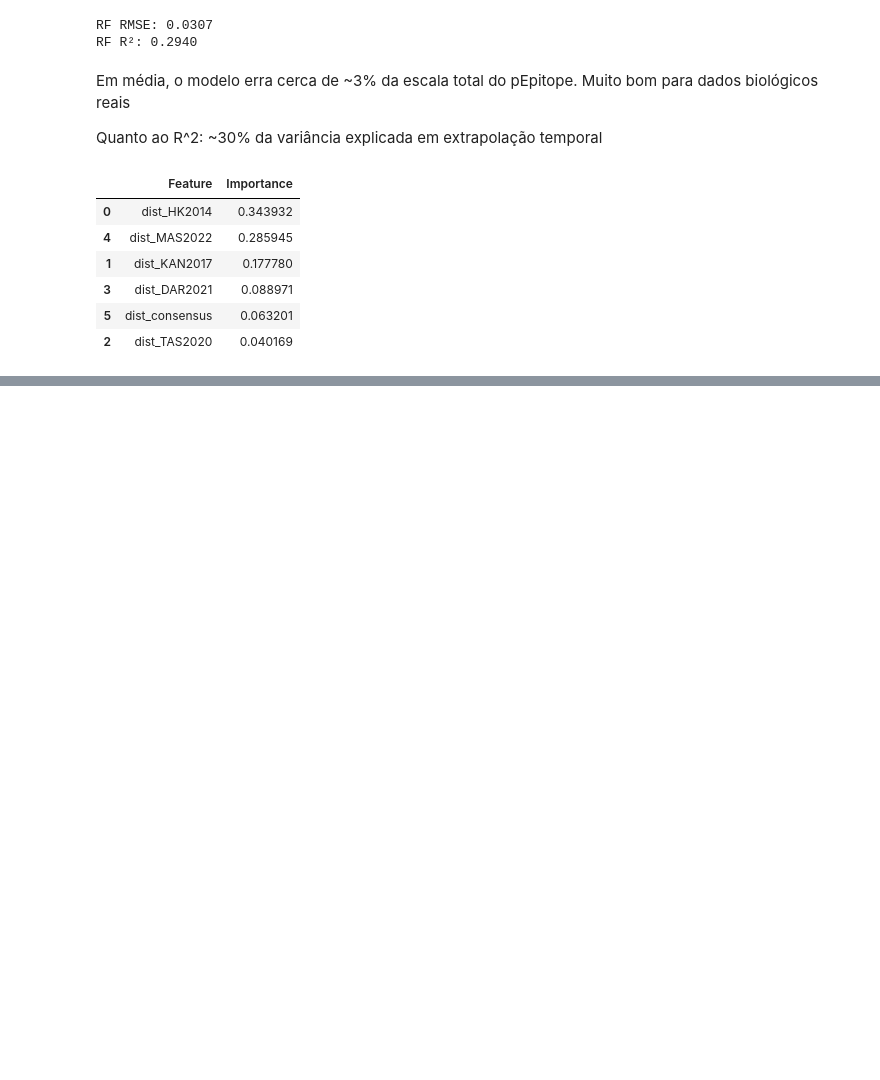
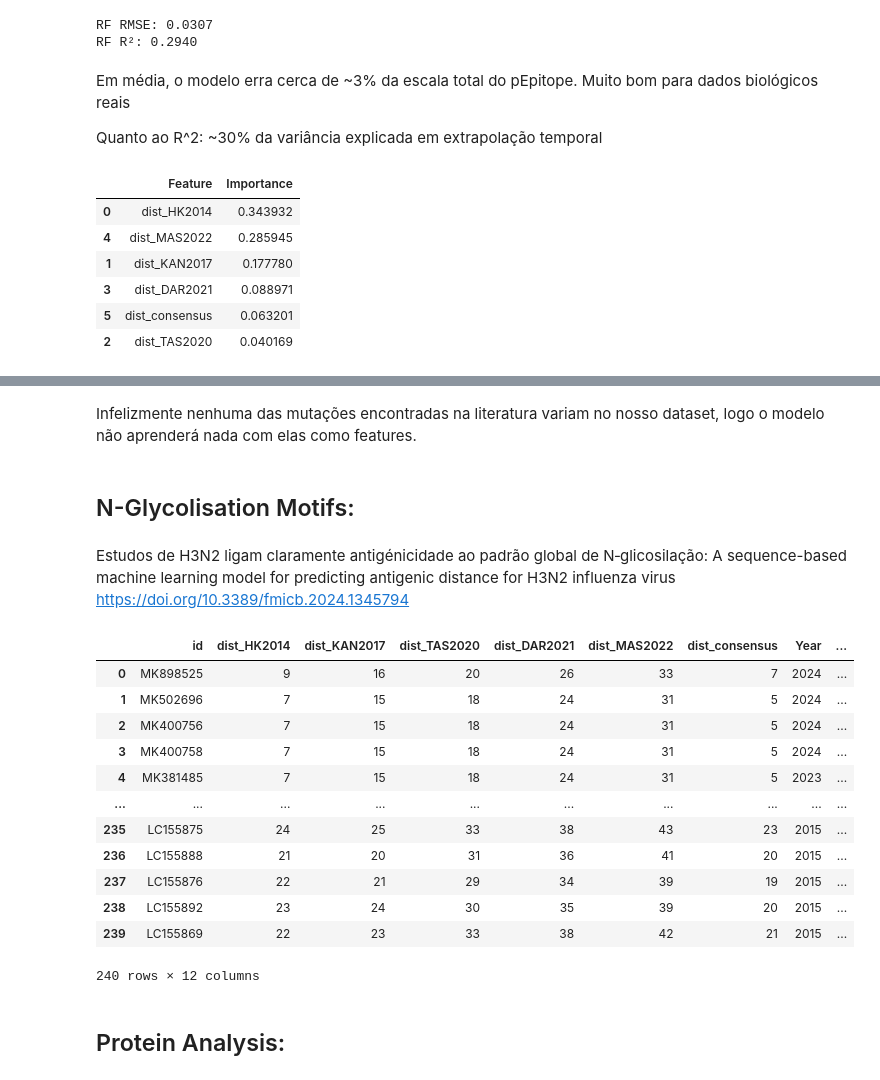
Before and after one commit to samildo/Inteligent-Systems-for-Bioinformtics-25-26, a Jupyter notebook: ML/ML_notebook.ipynb, the cells around one changed output, grey strips where cells are left out. Drawn from its saved outputs; the diff is of its cells as text; code cells hidden in the pictures; blank space fills up the shorter version.

```diff
--- a/ML/ML_notebook.ipynb
+++ b/ML/ML_notebook.ipynb
@@ -401,0 +520,7 @@ Melhorar modelo, mais features, mudar parametros, mudar o split ????
+# %% [markdown]
+Infelizmente nenhuma das mutações encontradas na literatura variam no nosso dataset, logo o modelo não aprenderá nada com elas como features.
+# %% [markdown]
+## N-Glycolisation Motifs:
+# %% [markdown]
+Estudos de H3N2 ligam claramente antigénicidade ao padrão global de N‑glicosilação:
+A sequence-based machine learning model for predicting antigenic distance for H3N2 influenza virus https://doi.org/10.3389/fmicb.2024.1345794
@@ -401,0 +551,42 @@ Melhorar modelo, mais features, mudar parametros, mudar o split ????
+# %%
+glycolisations=[]
+for amostra in amostras:
+    accession=amostra.id.split('.')[0]
+    seq=amostra.seq
+    Decimal_Date= metadados.loc[metadados['Accession'] == accession, 'Decimal_Date'].iloc[0]
+    vaccine_id= get_vaccine(Decimal_Date)
+    vaccine_seq=dict_vacinas[vaccine_id]
+    common, loss, gain= compare_glycosylation(seq, vaccine_seq)
+    glycolisations.append({
+        "id": accession,
+        "glyco_common": common,
+        "glyco_loss": loss,
+        "glyco_gain": gain
+    })
+
+
+glyco_df = pd.DataFrame(glycolisations)
+
+dataset_ml = dataset_ml.merge(
+    glyco_df,
+    on="id",
+    how="left"
+)
+
+dataset_ml
+# %% [output]
+|  | id | dist_HK2014 | dist_KAN2017 | dist_TAS2020 | dist_DAR2021 | dist_MAS2022 | dist_consensus | Year | ... |
+| 0 | MK898525 | 9 | 16 | 20 | 26 | 33 | 7 | 2024 | ... |
+| 1 | MK502696 | 7 | 15 | 18 | 24 | 31 | 5 | 2024 | ... |
+| 2 | MK400756 | 7 | 15 | 18 | 24 | 31 | 5 | 2024 | ... |
+| 3 | MK400758 | 7 | 15 | 18 | 24 | 31 | 5 | 2024 | ... |
+| 4 | MK381485 | 7 | 15 | 18 | 24 | 31 | 5 | 2023 | ... |
+| ... | ... | ... | ... | ... | ... | ... | ... | ... | ... |
+| 235 | LC155875 | 24 | 25 | 33 | 38 | 43 | 23 | 2015 | ... |
+| 236 | LC155888 | 21 | 20 | 31 | 36 | 41 | 20 | 2015 | ... |
+| 237 | LC155876 | 22 | 21 | 29 | 34 | 39 | 19 | 2015 | ... |
+| 238 | LC155892 | 23 | 24 | 30 | 35 | 39 | 20 | 2015 | ... |
+| 239 | LC155869 | 22 | 23 | 33 | 38 | 42 | 21 | 2015 | ... |
+240 rows × 12 columns
+# %% [markdown]
+## Protein Analysis:
```
Also changed, not shown: parts of 25 cells of this notebook.
